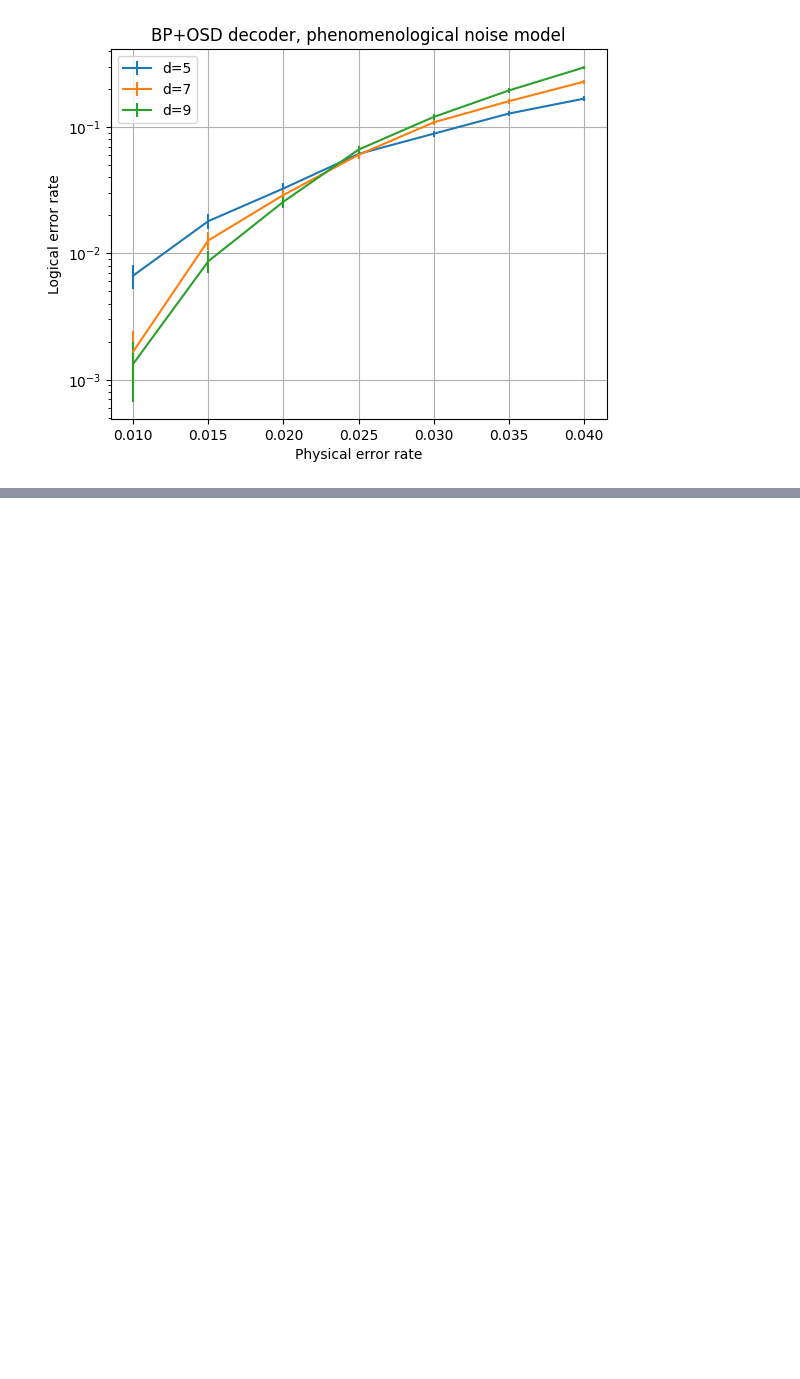
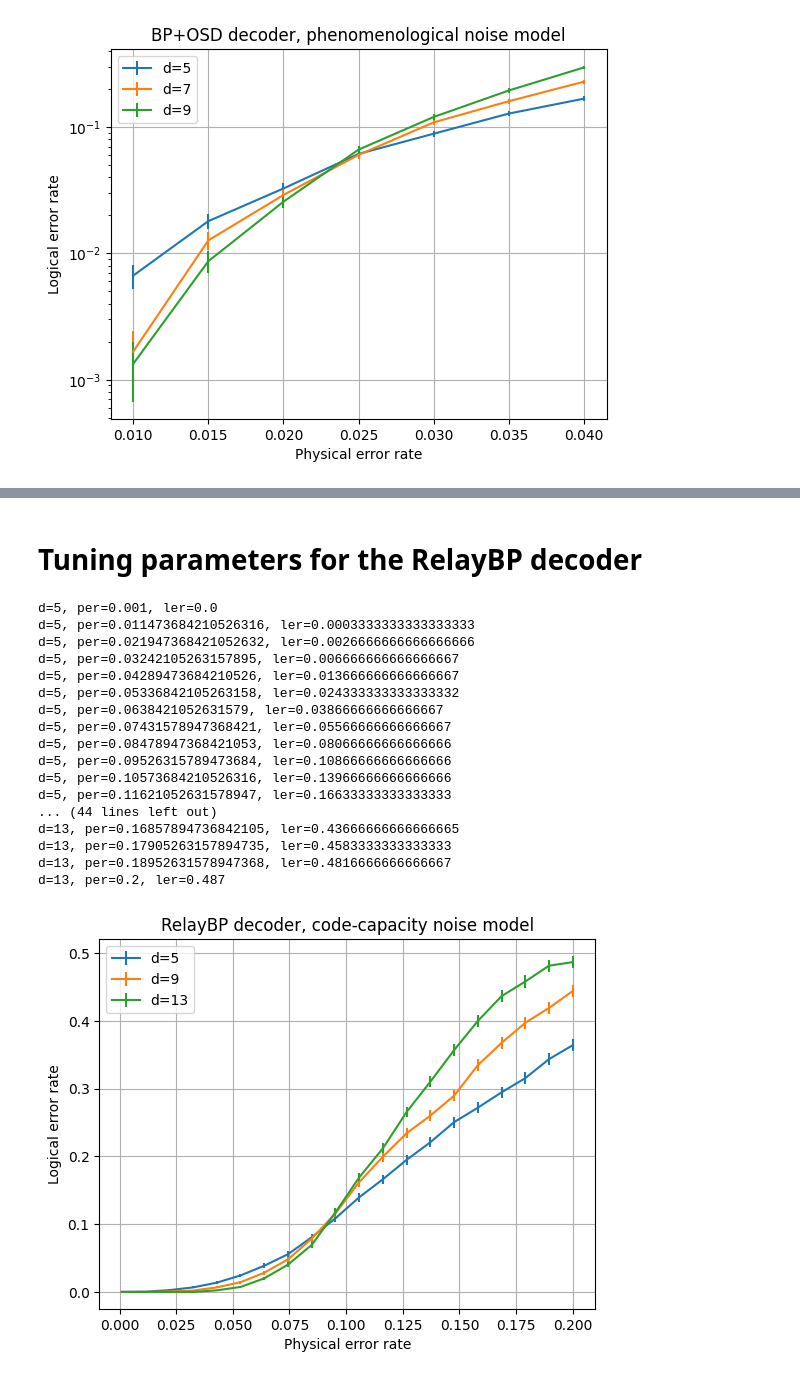
Before and after one commit to caoyingkang/QEC-decoder, a Jupyter notebook: test.ipynb, the cells around one changed output, grey strips where cells are left out. Saved outputs shown, nothing was run; the diff lists cells and outputs as text; code cells hidden in the pictures; blank space fills up the shorter version.

```diff
--- a/test.ipynb
+++ b/test.ipynb
@@ -615,0 +755,68 @@ plt.show()
+# %% [markdown]
+# Tuning parameters for the RelayBP decoder
+# %%
+N = 3000 # number of samples
+
+d_list = list(range(5, 14, 4)) # code distance
+per_list = np.linspace(0.001, 0.2, 20).tolist() # physical error rate
+ler_array = np.zeros((len(d_list), len(per_list))) # logical error rate
+
+for i, d in enumerate(d_list):
+    # Construct the code
+    code = RotatedSurfaceCode(d)
+
+    for j, per in enumerate(per_list):
+        # Get check matrix, action matrix, and probability vector. We focus on X-type stabilizers.
+        cm, am, p = code.get_check_matrix_action_matrix_probability_vector('code-capacity', 'X', dq_error_rate=per)
+        # Sample error patterns and calculate syndromes
+        true_error, syndrome = sample_error_and_syndrome(cm, p, N, seed=42)
+        # Construct decoder
+        decoder = relay_bp.RelayDecoderF32(
+            cm,
+            error_priors=p,
+            gamma0=0.1,
+            pre_iter=80,
+            num_sets=100,
+            set_max_iter=60,
+            gamma_dist_interval=(-0.24, 0.66),
+            stop_nconv=5,
+        )
+        # Decode
+        decoded_error = decoder.decode_batch(syndrome)
+        # Calculate logical error rate
+        ler = get_logical_error_rate(cm, am, true_error, decoded_error)
+        # Store the result
+        ler_array[i, j] = ler
+
+        print(f"d={d}, per={per}, ler={ler}")
+
+plt.figure()
+for i, d in enumerate(d_list):
+    ler = ler_array[i]
+    std_err = (ler * (1 - ler) / N) ** 0.5
+    plt.errorbar(per_list, ler, yerr=std_err, label="d={}".format(d))
+plt.xlabel("Physical error rate")
+plt.ylabel("Logical error rate")
+plt.grid(True)
+plt.legend()
+plt.title("RelayBP decoder, code-capacity noise model")
+plt.show()
+# %% [output]
+d=5, per=0.001, ler=0.0
+d=5, per=0.011473684210526316, ler=0.0003333333333333333
+d=5, per=0.021947368421052632, ler=0.0026666666666666666
+d=5, per=0.03242105263157895, ler=0.006666666666666667
+d=5, per=0.04289473684210526, ler=0.013666666666666667
+d=5, per=0.05336842105263158, ler=0.024333333333333332
+d=5, per=0.0638421052631579, ler=0.03866666666666667
+d=5, per=0.07431578947368421, ler=0.05566666666666667
+d=5, per=0.08478947368421053, ler=0.08066666666666666
+d=5, per=0.09526315789473684, ler=0.10866666666666666
+d=5, per=0.10573684210526316, ler=0.13966666666666666
+d=5, per=0.11621052631578947, ler=0.16633333333333333
+... (44 lines left out)
+d=13, per=0.16857894736842105, ler=0.43666666666666665
+d=13, per=0.17905263157894735, ler=0.4583333333333333
+d=13, per=0.18952631578947368, ler=0.4816666666666667
+d=13, per=0.2, ler=0.487
+[figure, added]
```
Also changed, not shown: parts of 11 cells of this notebook.
